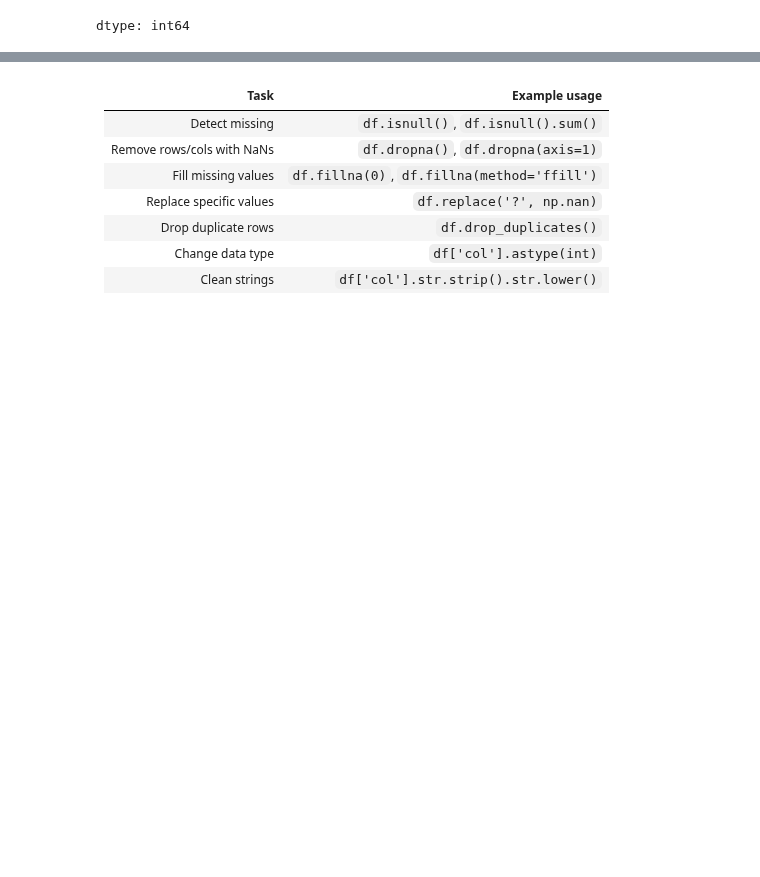
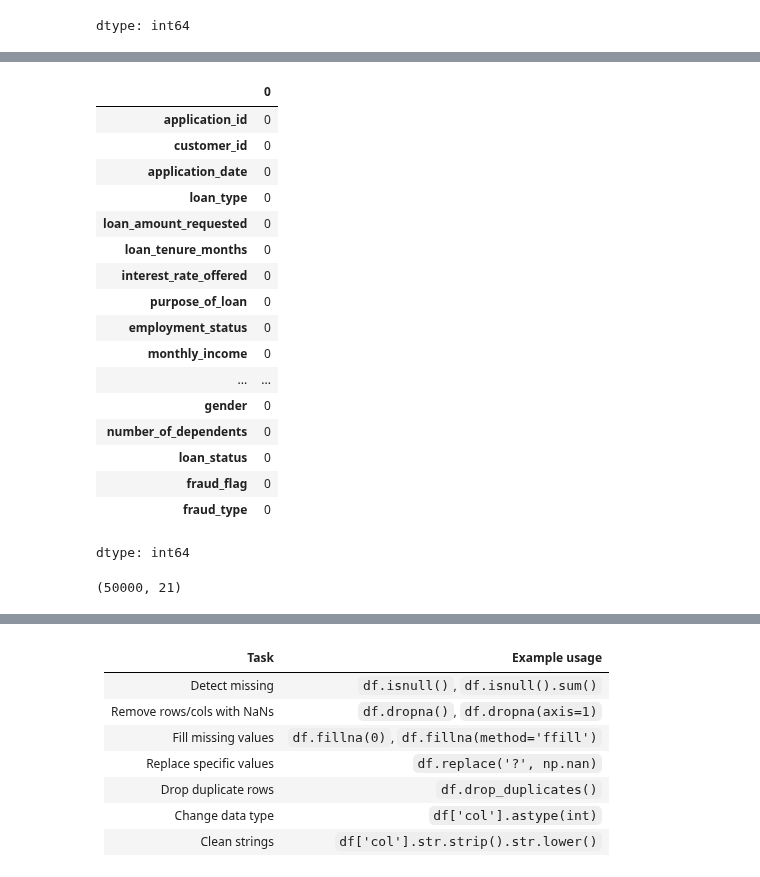
Before and after one commit to svgoudar/My-Data-Science-Roadmap, a Jupyter notebook: Pandas_and_Numpy/Panda/4.Data_Cleaning.ipynb, the cells around one changed output, grey strips where cells are left out. Saved outputs shown, nothing was run; the diff lists cells and outputs as text; code cells hidden in the pictures; blank space fills up the shorter version.

```diff
--- a/Pandas_and_Numpy/Panda/4.Data_Cleaning.ipynb
+++ b/Pandas_and_Numpy/Panda/4.Data_Cleaning.ipynb
@@ -83,0 +140,9 @@ df_loan['loan_approved'] = df_loan['loan_approved'].replace(['yes', 'y'], 'Yes')
+# %%
+import numpy as np
+
+df_loan.loc[len(df_loan)] = np.nan
+# %%
+# df_loan = df_loan.append(pd.Series(dtype='object'), ignore_index=True)
+
+new_row = pd.DataFrame([[np.nan]*len(df_loan.columns)], columns=df_loan.columns)
+df_loan = pd.concat([df_loan, new_row], ignore_index=True)
@@ -83,0 +158,2 @@ df_loan['loan_approved'] = df_loan['loan_approved'].replace(['yes', 'y'], 'Yes')
+# %%
+df_loan.dropna(how='all', inplace=True)
@@ -83,0 +165,25 @@ df_loan['loan_approved'] = df_loan['loan_approved'].replace(['yes', 'y'], 'Yes')
+# %%
+df_loan.isna().sum()
+# %% [output]
+|  | 0 |
+| application_id | 0 |
+| customer_id | 0 |
+| application_date | 0 |
+| loan_type | 0 |
+| loan_amount_requested | 0 |
+| loan_tenure_months | 0 |
+| interest_rate_offered | 0 |
+| purpose_of_loan | 0 |
+| employment_status | 0 |
+| monthly_income | 0 |
+| ... | ... |
+| gender | 0 |
+| number_of_dependents | 0 |
+| loan_status | 0 |
+| fraud_flag | 0 |
+| fraud_type | 0 |
+dtype: int64
+# %%
+df_loan.shape
+# %% [output]
+(50000, 21)
```
Also changed, not shown: parts of 17 cells of this notebook.
